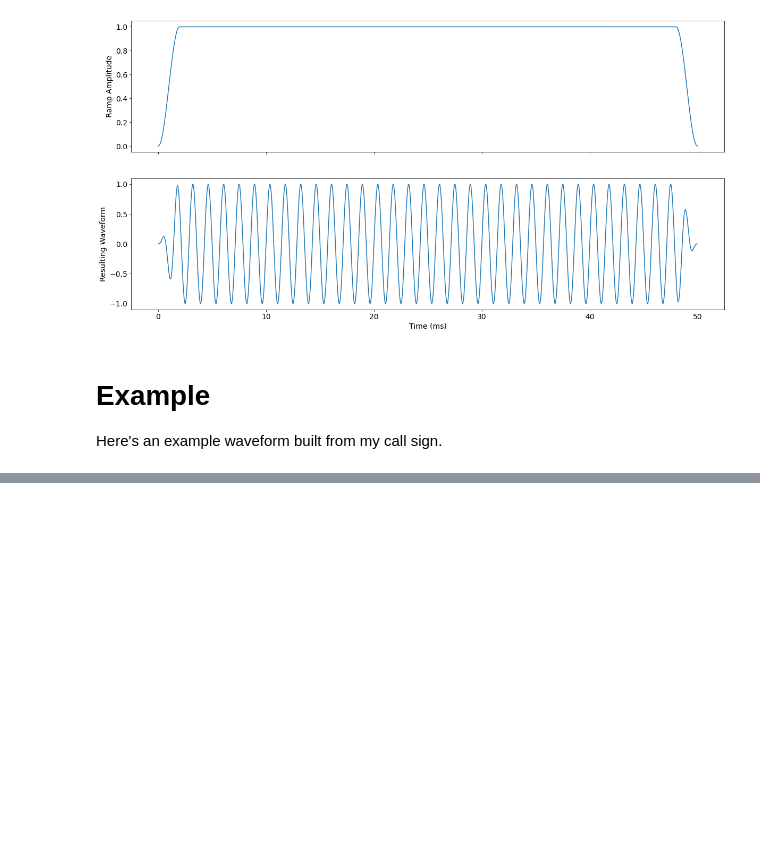
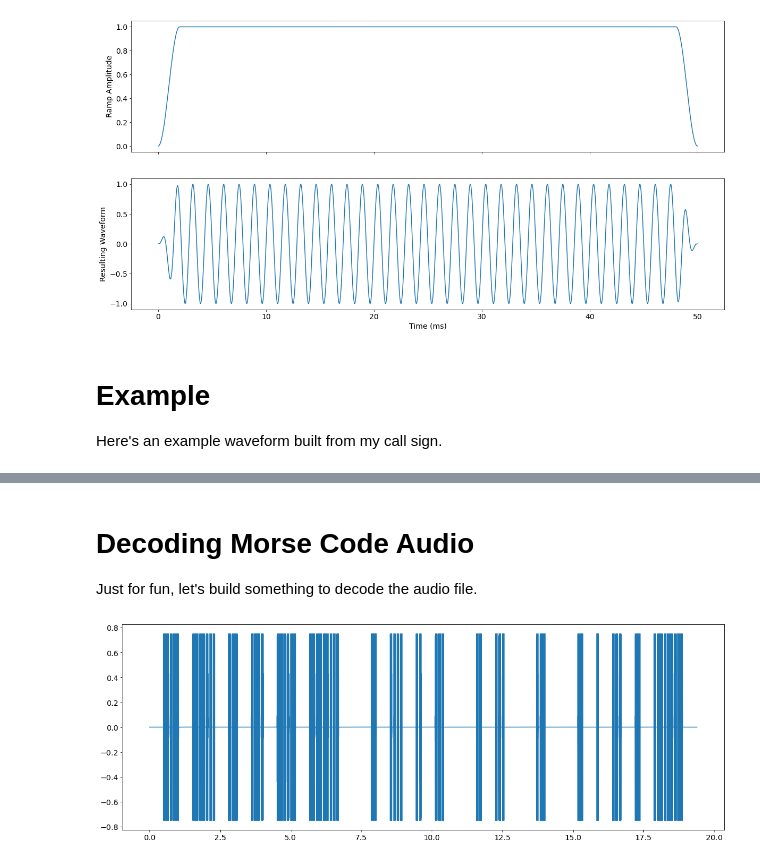
Before and after one commit to k7arx/modulation, a Jupyter notebook: MORSE/Morse.ipynb, the cells around one changed output, grey strips where cells are left out. Cells and saved outputs as stored; diff of their text form; code cells hidden in the pictures; blank space fills up the shorter version.

Commit message:
Morse Code notes

```diff
--- a/MORSE/Morse.ipynb
+++ b/MORSE/Morse.ipynb
@@ -164,3 +164,20 @@ out_signal = np.interp(out_time,time,signal)
 vol = 0.75    # a volume control if desired. Using 0.75 to prevent distortion in future experiments using this audio file.
 
 sf.write("My_Morse_Packet.wav",vol*out_signal,out_fs)
+# %% [markdown]
+# Decoding Morse Code Audio
+
+Just for fun, let's build something to decode the audio file.
+# %%
+from scipy import signal as sg
+
+rev_code = {}
+for k,v in zip(code.keys(),code.values()):
+    rev_code[v]=k
+
+signal,fs = sf.read("My_Morse_Packet.wav")
+time = np.arange(0,len(signal)/fs,1/fs)[:len(signal)]
+plt.figure(figsize=(20,7))
+plt.plot(time,signal);
+# %% [output]
+[figure, added]
```
Also changed, not shown: parts of 3 cells of this notebook, 3 other files.
